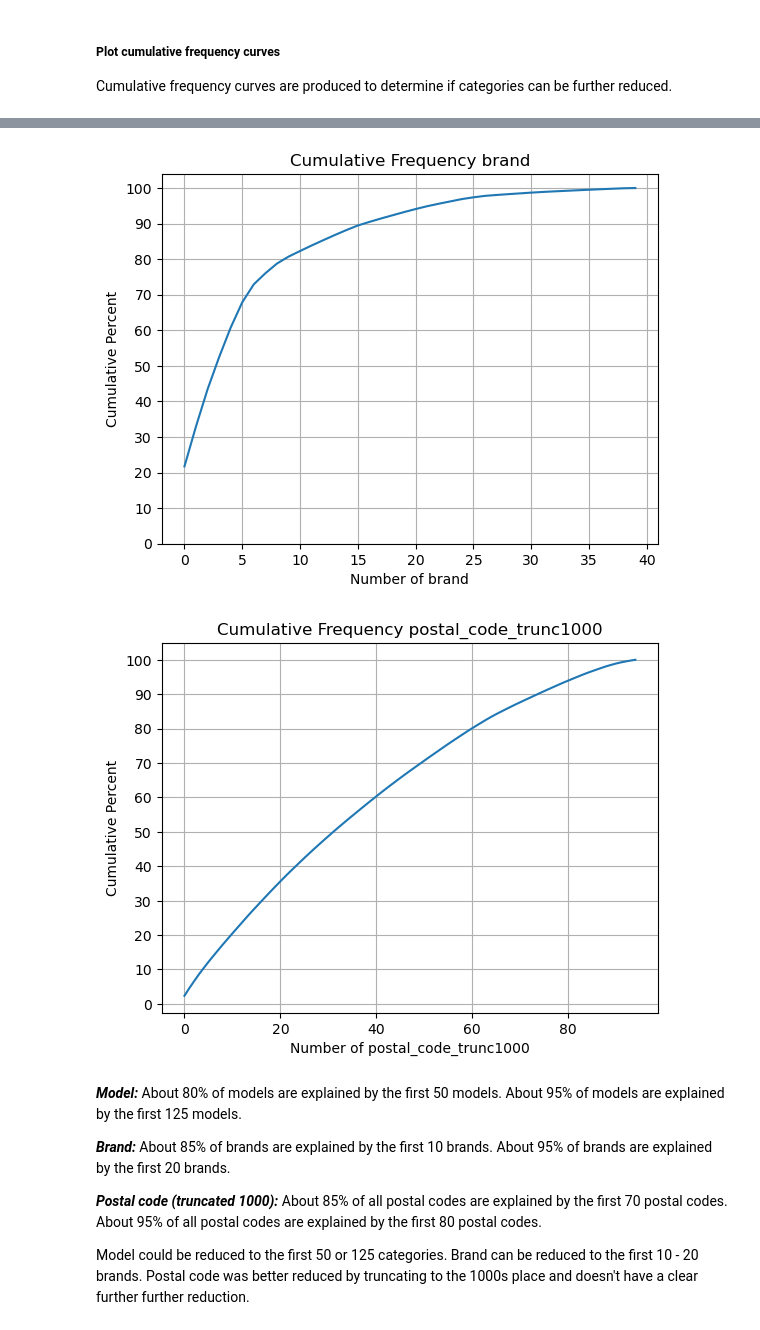
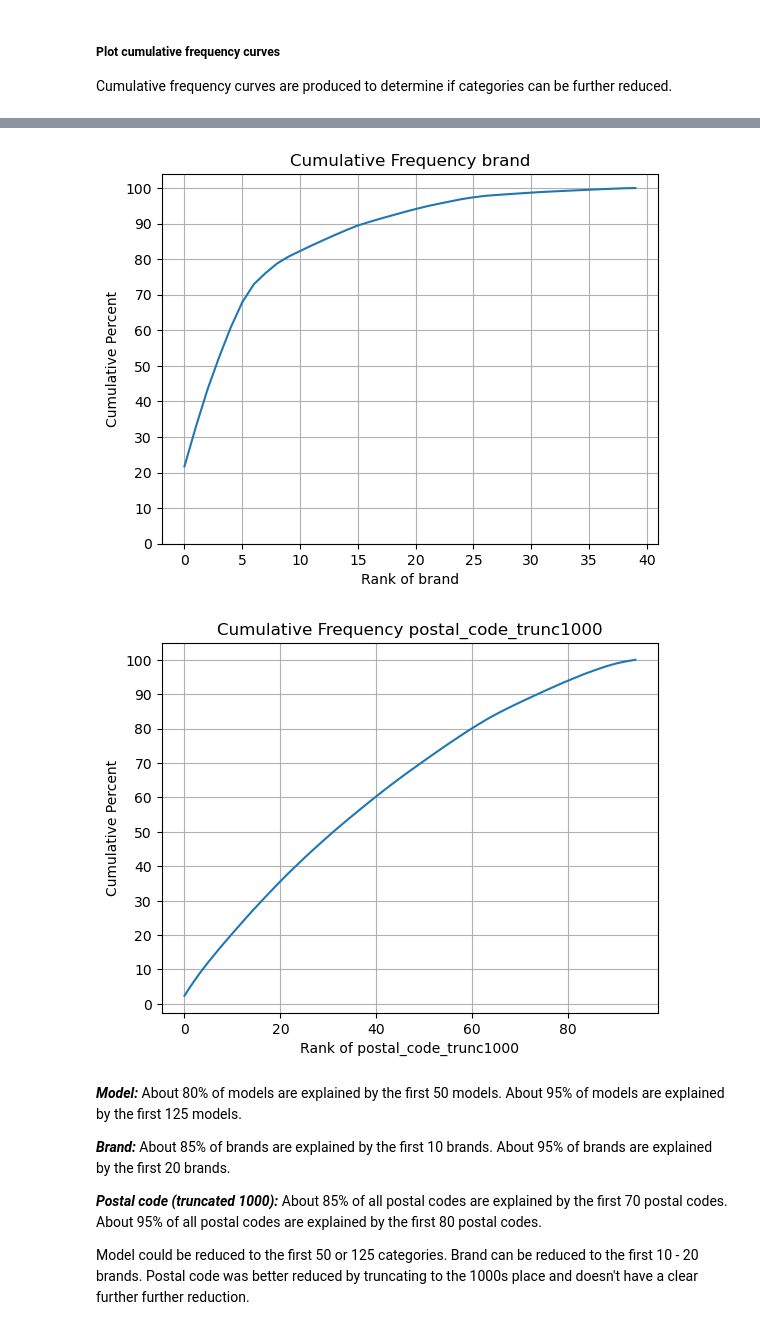
Before and after one commit to kellyshreeve/predicting-used-car-price, a Jupyter notebook: car_price_analysis.ipynb, the cells around one changed output, grey strips where cells are left out. Cells and saved outputs as stored; diff of their text form; code cells hidden in the pictures.

```diff
--- a/car_price_analysis.ipynb
+++ b/car_price_analysis.ipynb
@@ -496,7 +507,7 @@ for table in freq_tables:
 
     plt.title(f'Cumulative Frequency {table.columns[0]}')
     plt.ylabel('Cumulative Percent')
-    plt.xlabel(f'Number of {table.columns[0]}')
+    plt.xlabel(f'Rank of {table.columns[0]}')
     plt.yticks(np.arange(0, 101, 10))
     plt.grid(visible=True)
 
@@ -506,5 +517,5 @@ for table in freq_tables:
-[figure, old version]
+[figure, new version]
-[figure, old version]
+[figure, new version]
 # %% [markdown]
 *<b>Model:</b>* About 80% of models are explained by the first 50 models. About 95% of models are explained by the first 125 models.
 
```
Also changed, not shown: parts of 35 cells of this notebook.
